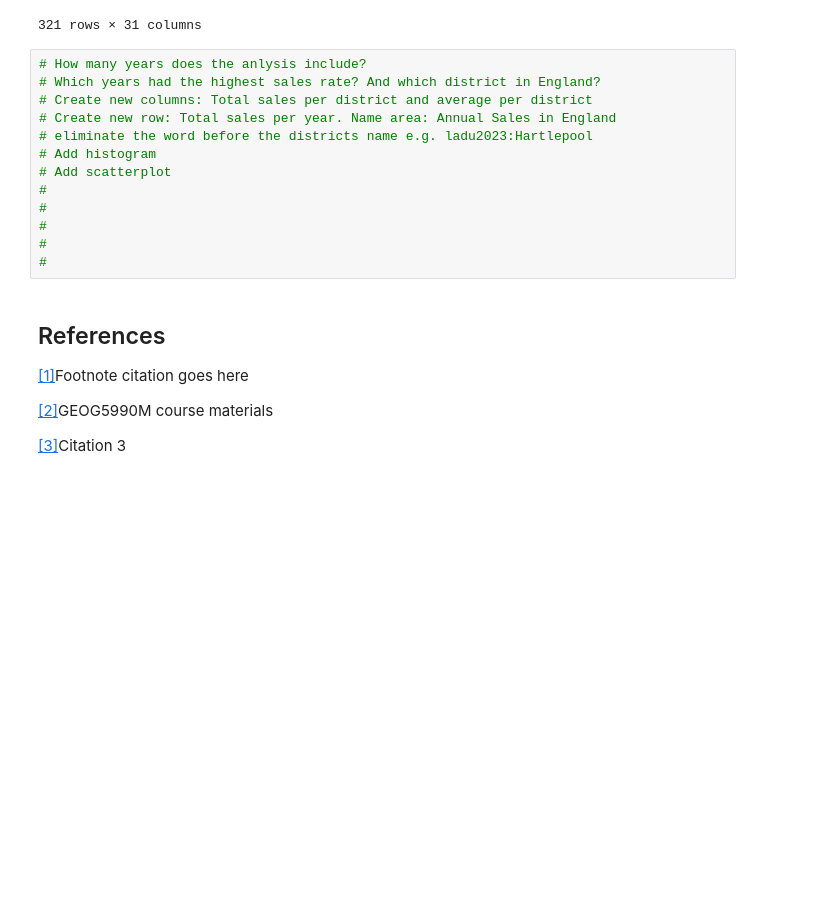
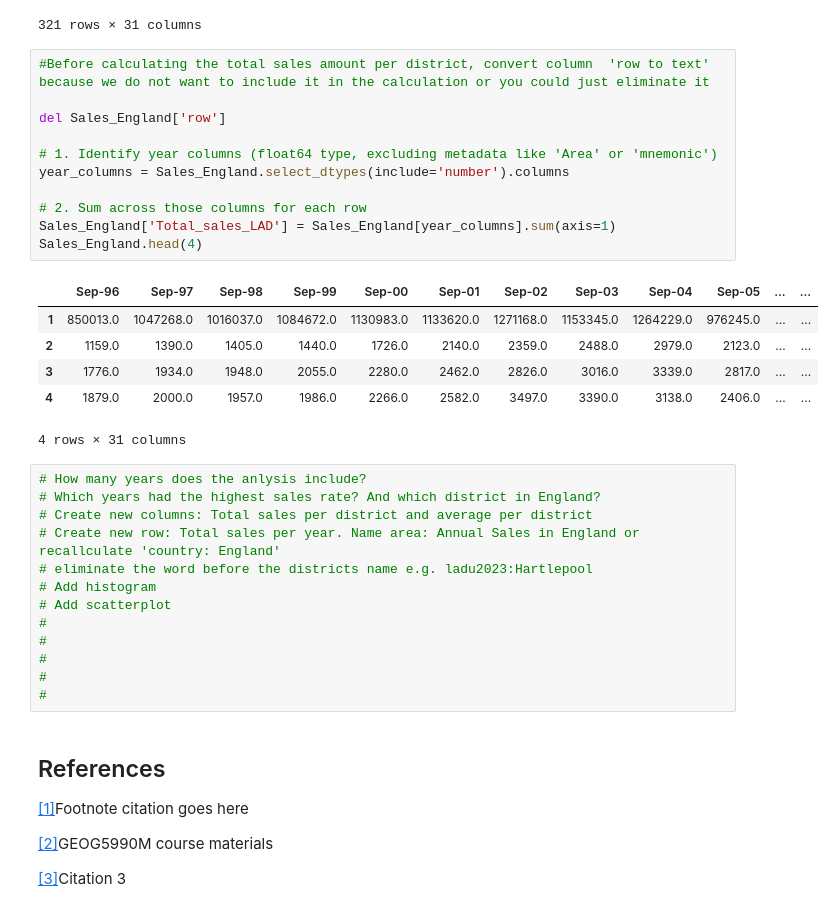
Before and after one commit to ClaudiaTurner/GEOG5990M, a Jupyter notebook: Final_Project_Python_GEOG5990M.ipynb, the cells around one changed output. Drawn from its saved outputs; the diff is of its cells as text; blank space fills up the shorter version.

```diff
--- a/Final_Project_Python_GEOG5990M.ipynb
+++ b/Final_Project_Python_GEOG5990M.ipynb
@@ -153,11 +153,29 @@ Sales_England
 | 319 | 319.0 | 604.0 | 663.0 | 762.0 | 727.0 | 762.0 | 779.0 | 1000.0 | 1016.0 | 1061.0 | ... | ... |
 | 320 | 51040.0 | 1738474.0 | 2141972.0 | 2077450.0 | 2215863.0 | 2316905.0 | 2324012.0 | 2609285.0 | 2369532.0 | 2592304.0 | ... | ... |
 321 rows × 31 columns
+# %%
+#Before calculating the total sales amount per district, convert column  'row to text' because we do not want to include it in the calculation or you could just eliminate it
+
+del Sales_England['row']
+
+# 1. Identify year columns (float64 type, excluding metadata like 'Area' or 'mnemonic')
+year_columns = Sales_England.select_dtypes(include='number').columns
+
+# 2. Sum across those columns for each row
+Sales_England['Total_sales_LAD'] = Sales_England[year_columns].sum(axis=1)
+Sales_England.head(4)
+# %% [output]
+|  | Sep-96 | Sep-97 | Sep-98 | Sep-99 | Sep-00 | Sep-01 | Sep-02 | Sep-03 | Sep-04 | Sep-05 | ... | ... |
+| 1 | 850013.0 | 1047268.0 | 1016037.0 | 1084672.0 | 1130983.0 | 1133620.0 | 1271168.0 | 1153345.0 | 1264229.0 | 976245.0 | ... | ... |
+| 2 | 1159.0 | 1390.0 | 1405.0 | 1440.0 | 1726.0 | 2140.0 | 2359.0 | 2488.0 | 2979.0 | 2123.0 | ... | ... |
+| 3 | 1776.0 | 1934.0 | 1948.0 | 2055.0 | 2280.0 | 2462.0 | 2826.0 | 3016.0 | 3339.0 | 2817.0 | ... | ... |
+| 4 | 1879.0 | 2000.0 | 1957.0 | 1986.0 | 2266.0 | 2582.0 | 3497.0 | 3390.0 | 3138.0 | 2406.0 | ... | ... |
+4 rows × 31 columns
 # %%
 # How many years does the anlysis include?
 # Which years had the highest sales rate? And which district in England?
 # Create new columns: Total sales per district and average per district
-# Create new row: Total sales per year. Name area: Annual Sales in England
+# Create new row: Total sales per year. Name area: Annual Sales in England or recallculate 'country: England'
 # eliminate the word before the districts name e.g. ladu2023:Hartlepool
 # Add histogram
 # Add scatterplot
```
